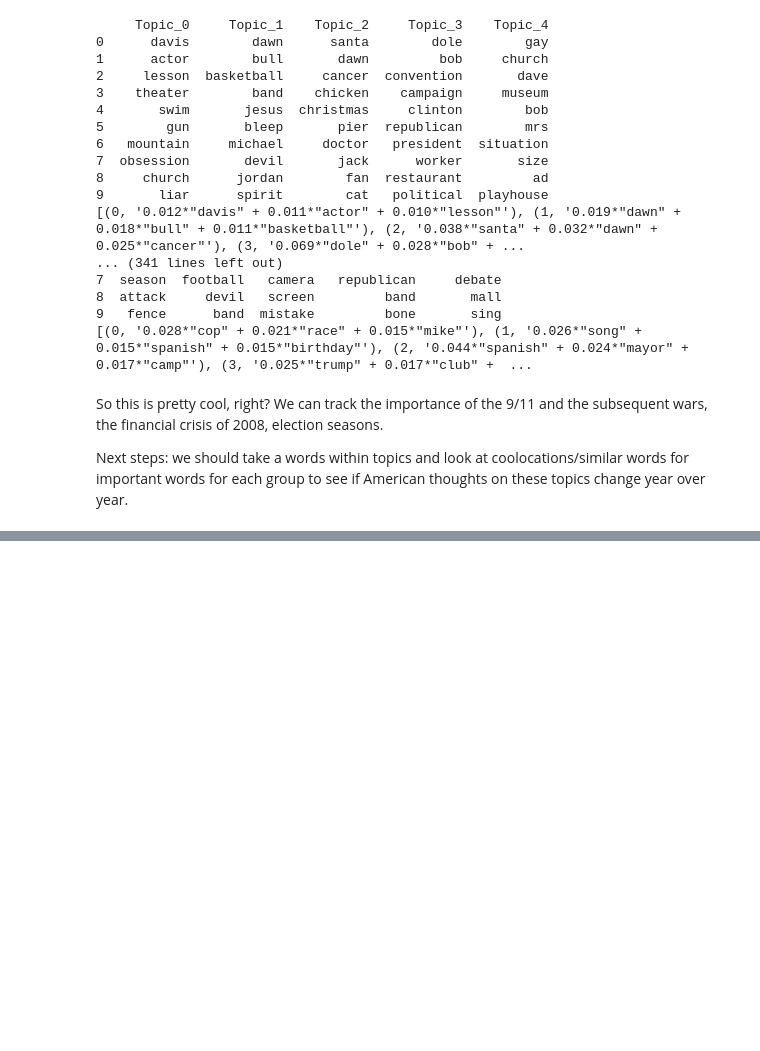
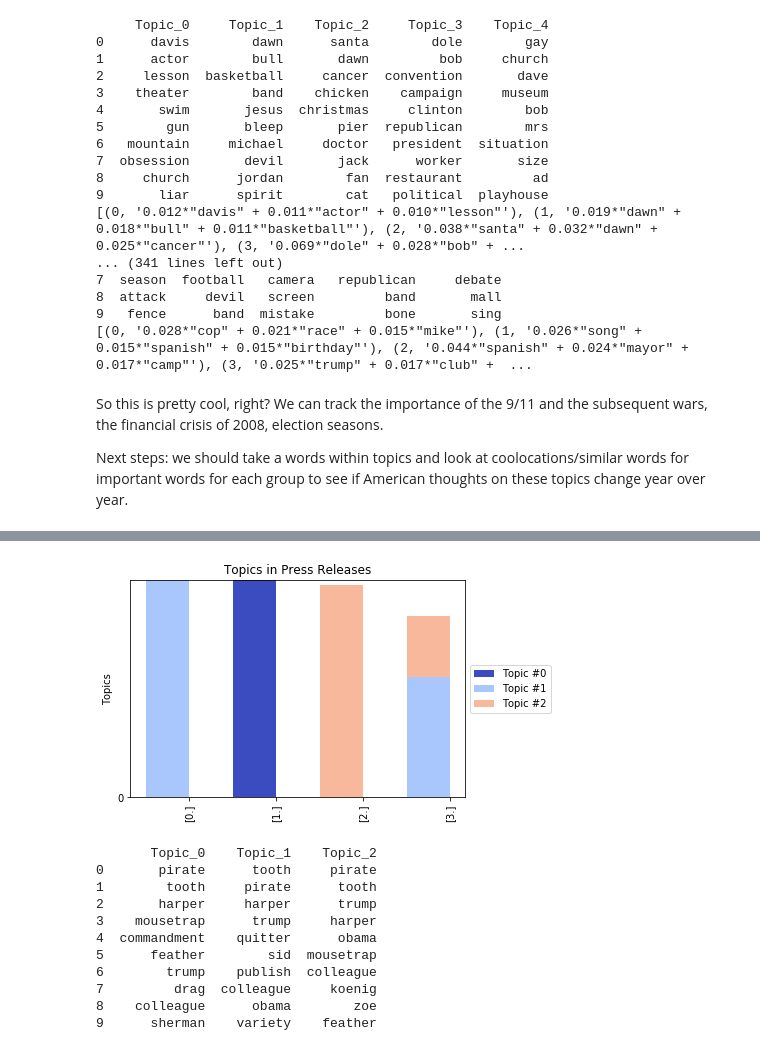
Before and after one commit to laurenjli/nlp-tal, a Jupyter notebook: clustering.ipynb, the cells around one changed output, grey strips where cells are left out. Cells and saved outputs as stored; diff of their text form; code cells hidden in the pictures; blank space fills up the shorter version.

```diff
--- a/clustering.ipynb
+++ b/clustering.ipynb
@@ -1054,0 +1072,11 @@ Next steps: we should take a words within topics and look at coolocations/simila
+# %%
+# tf-idf
+pro5TFTransformer = sklearn.feature_extraction.text. \
+                           TfidfTransformer().fit(pro5_vects)
+#train
+pro5TF = pro5TFTransformer.transform(pro5_vects)
+# examine the words with the highest TF IDF score
+x = pd.DataFrame(list(zip(CountVectorizer.vocabulary_.keys(), pro5TF.data)))
+x.columns=['word','TFIDF score']
+x = x.sort_values('TFIDF score', ascending=False)
+x.iloc[:20]
@@ -1054,0 +1151,14 @@ Next steps: we should take a words within topics and look at coolocations/simila
+# %%
+pro_five_df['reduced_tokens'] = pro_five_df['normalized_tokens']. \
+                               apply(lambda x: dropMissing(x,
+                                                 pro5TFVectorizer.vocabulary_.keys()))
+# %%
+for num_tops in [10, 5, 3]:
+    pro5_dict, pro5_lda, pro5_corpus = cluster_fns.make_lda_model(pro_five_df, 'reduced_tokens', num_tops)
+    pro5_ldaDF = cluster_fns.make_top_probs_df(pro_five_df, 'five_yr_group', pro5_dict, pro5_lda, 'reduced_tokens')
+    print(num_tops)
+    print(pro5_ldaDF)
+    word_ranks = cluster_fns.make_topic_df(pro5_lda)
+    print(word_ranks)
+    print(pro5_lda.print_topics(num_topics=num_tops, num_words=3))
+    print()
@@ -1054,0 +1190,19 @@ Next steps: we should take a words within topics and look at coolocations/simila
+# %%
+ldaDFV = pro5_ldaDF[['topic_%d' %x for x in range(num_tops)]]
+ldaDFVisN = pro5_ldaDF[['name']]
+ldaDFVis = ldaDFV.as_matrix(columns=None)
+ldaDFVisNames = ldaDFVisN.as_matrix(columns=None)
+cluster_fns.plot_stacked_heat(pro5_lda, ldaDFVis, ldaDFVisNames, 4)
+# %% [output]
+[figure, added]
+       Topic_0    Topic_1    Topic_2
+0       pirate      tooth     pirate
+1        tooth     pirate      tooth
+2       harper     harper      trump
+3    mousetrap      trump     harper
+4  commandment    quitter      obama
+5      feather        sid  mousetrap
+6        trump    publish  colleague
+7         drag  colleague     koenig
+8    colleague      obama        zoe
+9      sherman    variety    feather
```
Also changed, not shown: parts of 30 cells of this notebook, 1 other file.
